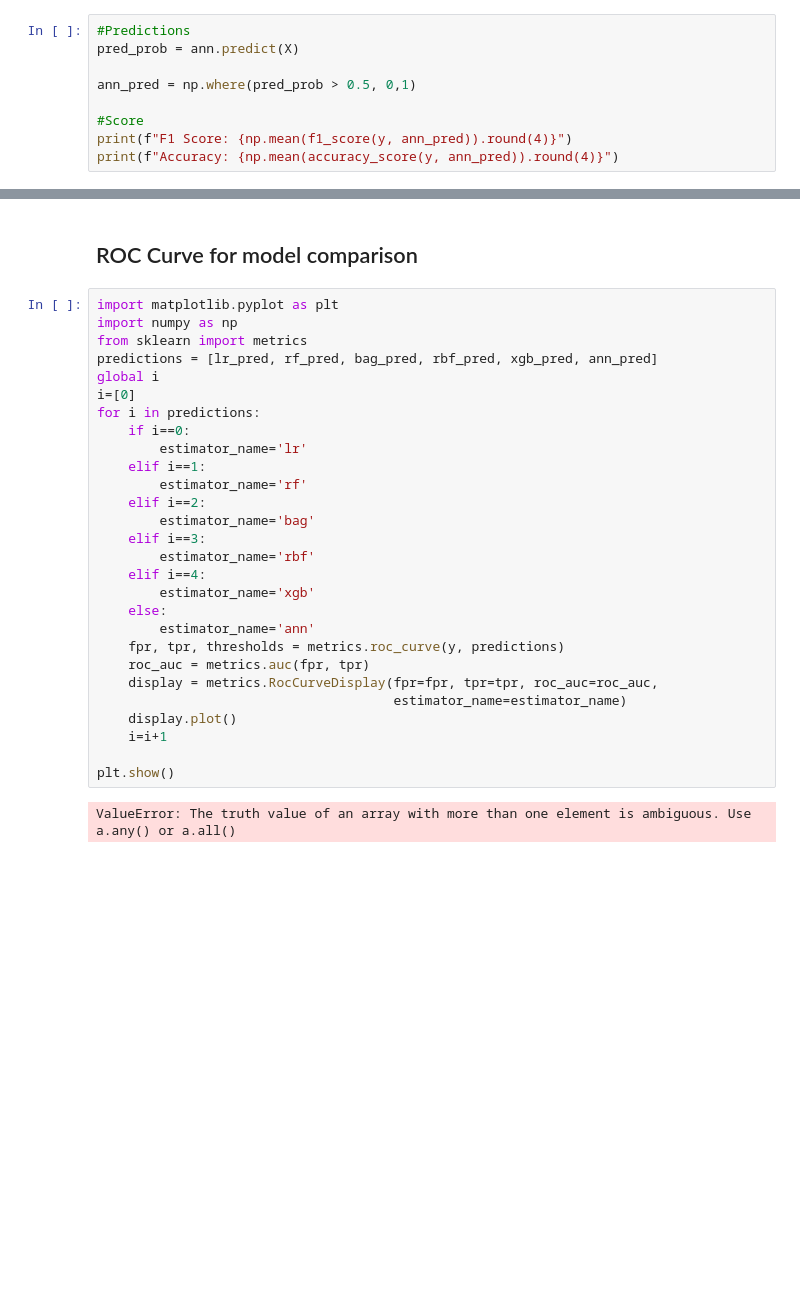
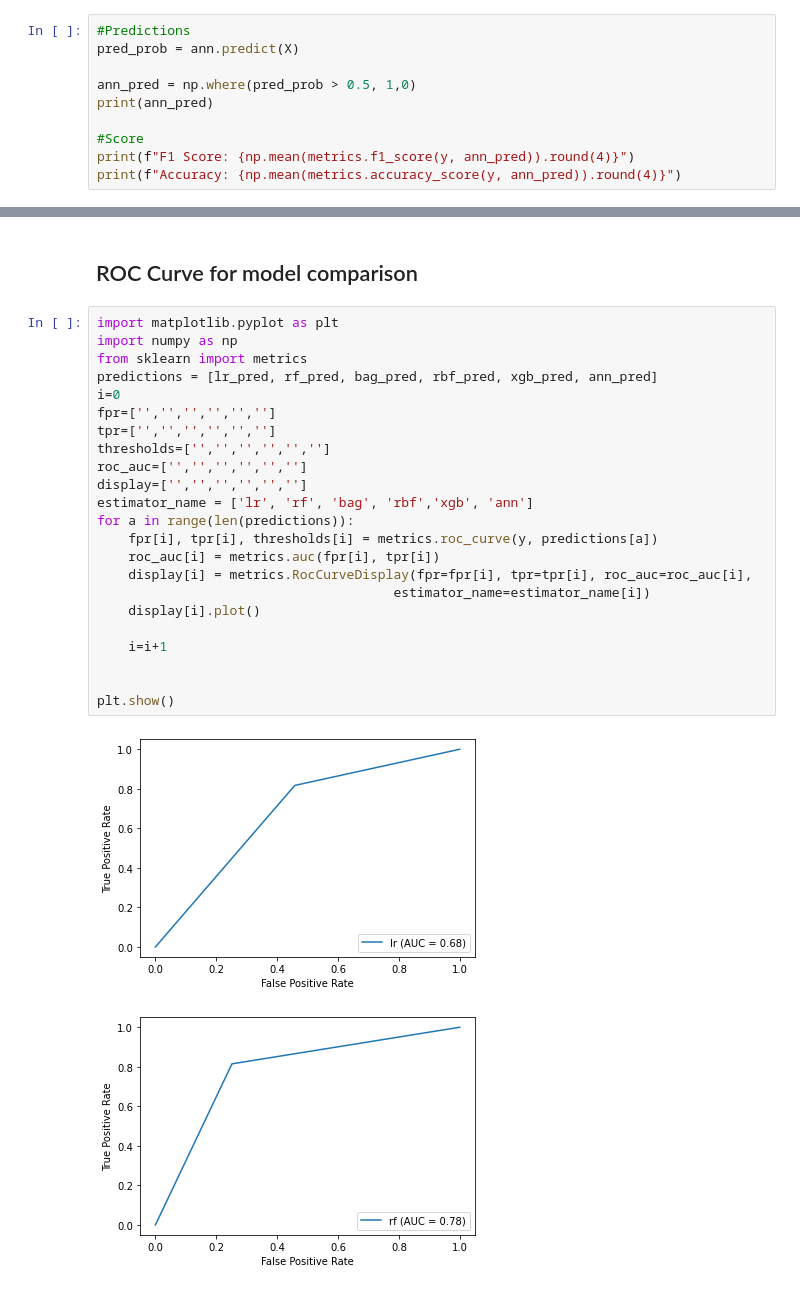
Before and after one commit to vue-dot-com/frogs_project, a Jupyter notebook: template_finale_challenge_1.ipynb, the cells around one changed output, grey strips where cells are left out. Saved outputs shown, nothing was run; the diff lists cells and outputs as text; blank space fills up the shorter version.

```diff
--- a/template_finale_challenge_1.ipynb
+++ b/template_finale_challenge_1.ipynb
@@ -1037,9 +1037,10 @@ Epoch 100/100
 #Predictions
 pred_prob = ann.predict(X)
 
-ann_pred = np.where(pred_prob > 0.5, 0,1)
+ann_pred = np.where(pred_prob > 0.5, 1,0)
+print(ann_pred)
 
 #Score
-print(f"F1 Score: {np.mean(f1_score(y, ann_pred)).round(4)}")
-print(f"Accuracy: {np.mean(accuracy_score(y, ann_pred)).round(4)}")
+print(f"F1 Score: {np.mean(metrics.f1_score(y, ann_pred)).round(4)}")
+print(f"Accuracy: {np.mean(metrics.accuracy_score(y, ann_pred)).round(4)}")
 # %% [output]
@@ -1050,30 +1058,26 @@ Accuracy: 0.2616
 # %%
 import matplotlib.pyplot as plt
 import numpy as np
 from sklearn import metrics
 predictions = [lr_pred, rf_pred, bag_pred, rbf_pred, xgb_pred, ann_pred]
-global i
-i=[0]
-for i in predictions:
-    if i==0:
-        estimator_name='lr'
-    elif i==1:
-        estimator_name='rf'
-    elif i==2:
-        estimator_name='bag'
-    elif i==3:
-        estimator_name='rbf'
-    elif i==4:
-        estimator_name='xgb'
-    else:
-        estimator_name='ann'
-    fpr, tpr, thresholds = metrics.roc_curve(y, predictions)
-    roc_auc = metrics.auc(fpr, tpr)
-    display = metrics.RocCurveDisplay(fpr=fpr, tpr=tpr, roc_auc=roc_auc,
-                                      estimator_name=estimator_name)
-    display.plot()
+i=0
+fpr=['','','','','','']
+tpr=['','','','','','']
+thresholds=['','','','','','']
+roc_auc=['','','','','','']
+display=['','','','','','']
+estimator_name = ['lr', 'rf', 'bag', 'rbf','xgb', 'ann']
+for a in range(len(predictions)):
+    fpr[i], tpr[i], thresholds[i] = metrics.roc_curve(y, predictions[a])
+    roc_auc[i] = metrics.auc(fpr[i], tpr[i])
+    display[i] = metrics.RocCurveDisplay(fpr=fpr[i], tpr=tpr[i], roc_auc=roc_auc[i],
+                                      estimator_name=estimator_name[i])
+    display[i].plot()
+
     i=i+1
 
+
 plt.show()
 # %% [output]
-ValueError: The truth value of an array with more than one element is ambiguous. Use a.any() or a.all()
+[figure, added]
+[figure, added]
```
Also changed, not shown: parts of 23 cells of this notebook.
